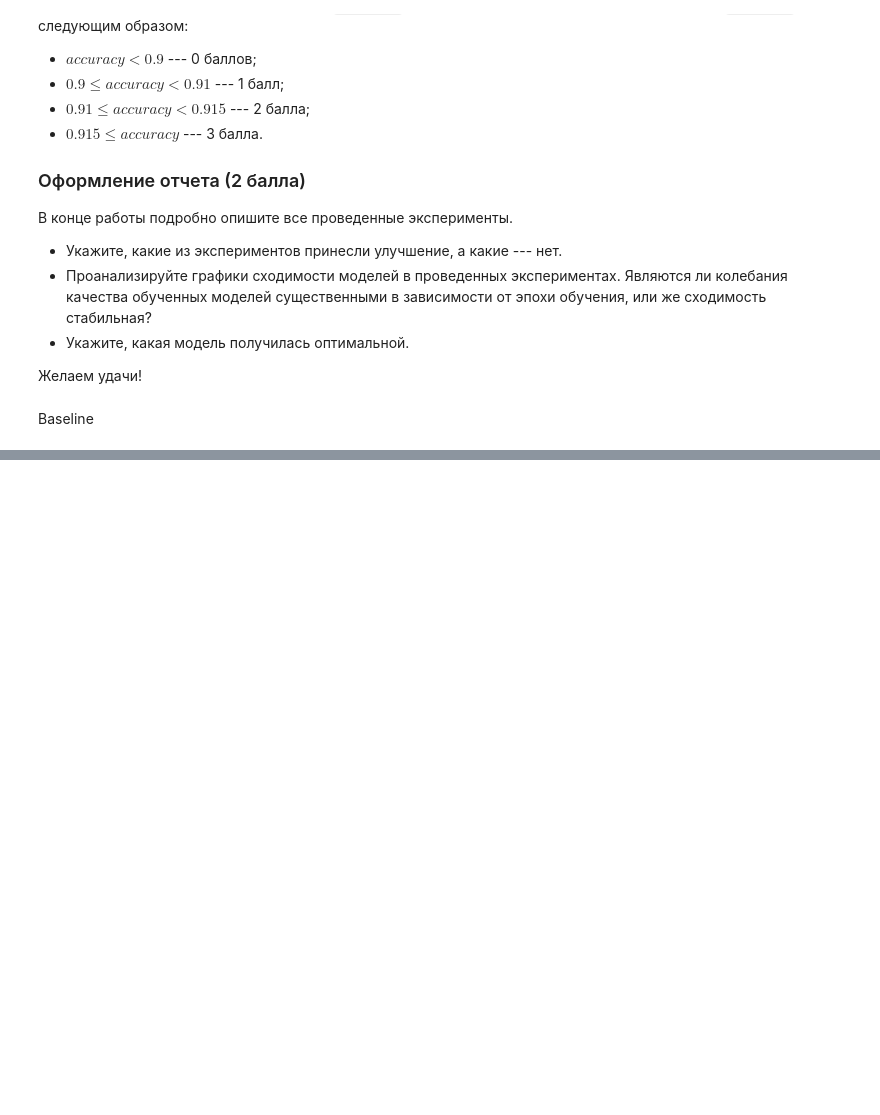
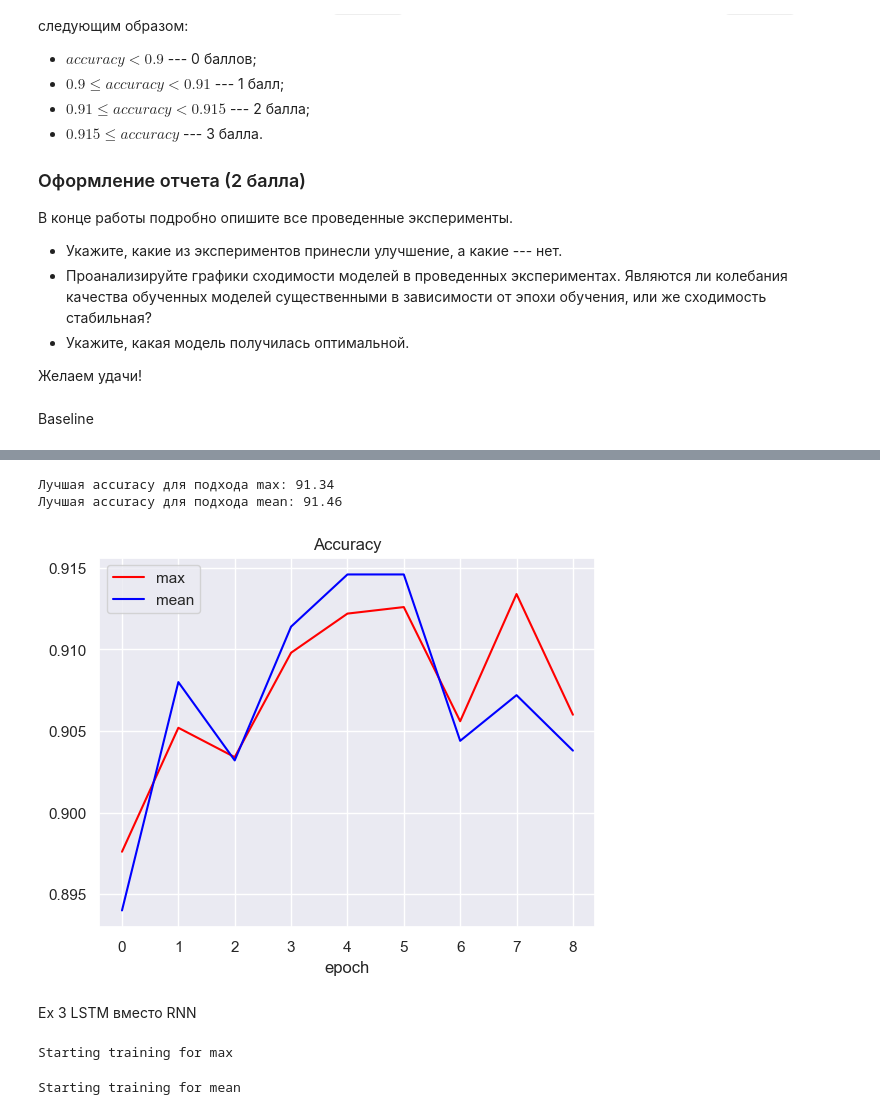
Before and after one commit to KatieGalaeva/NLP_stepik, a Jupyter notebook: NLP_stepik/hw_2/hw_text_classification.ipynb, the cells around one changed output, grey strips where cells are left out. Cells and saved outputs as stored; diff of their text form; code cells hidden in the pictures; blank space fills up the shorter version.

```diff
--- a/NLP_stepik/hw_2/hw_text_classification.ipynb
+++ b/NLP_stepik/hw_2/hw_text_classification.ipynb
@@ -331,0 +389,9 @@ plt.show()
+# %%
+show_acc(gru_acc_type, 'Accuracy of GRU model')
+# %% [output]
+Лучшая accuracy для подхода max: 91.34
+Лучшая accuracy для подхода mean: 91.46
+[figure, added]
+# %% [markdown]
+Ex 3
+LSTM вместо RNN
@@ -331,0 +430,5 @@ plt.show()
+# %%
+lstm_loss_type, lstm_acc_type = train(CharLSTMLM)
+# %% [output]
+Starting training for max
+Starting training for mean
```
Also changed, not shown: parts of 26 cells of this notebook.
